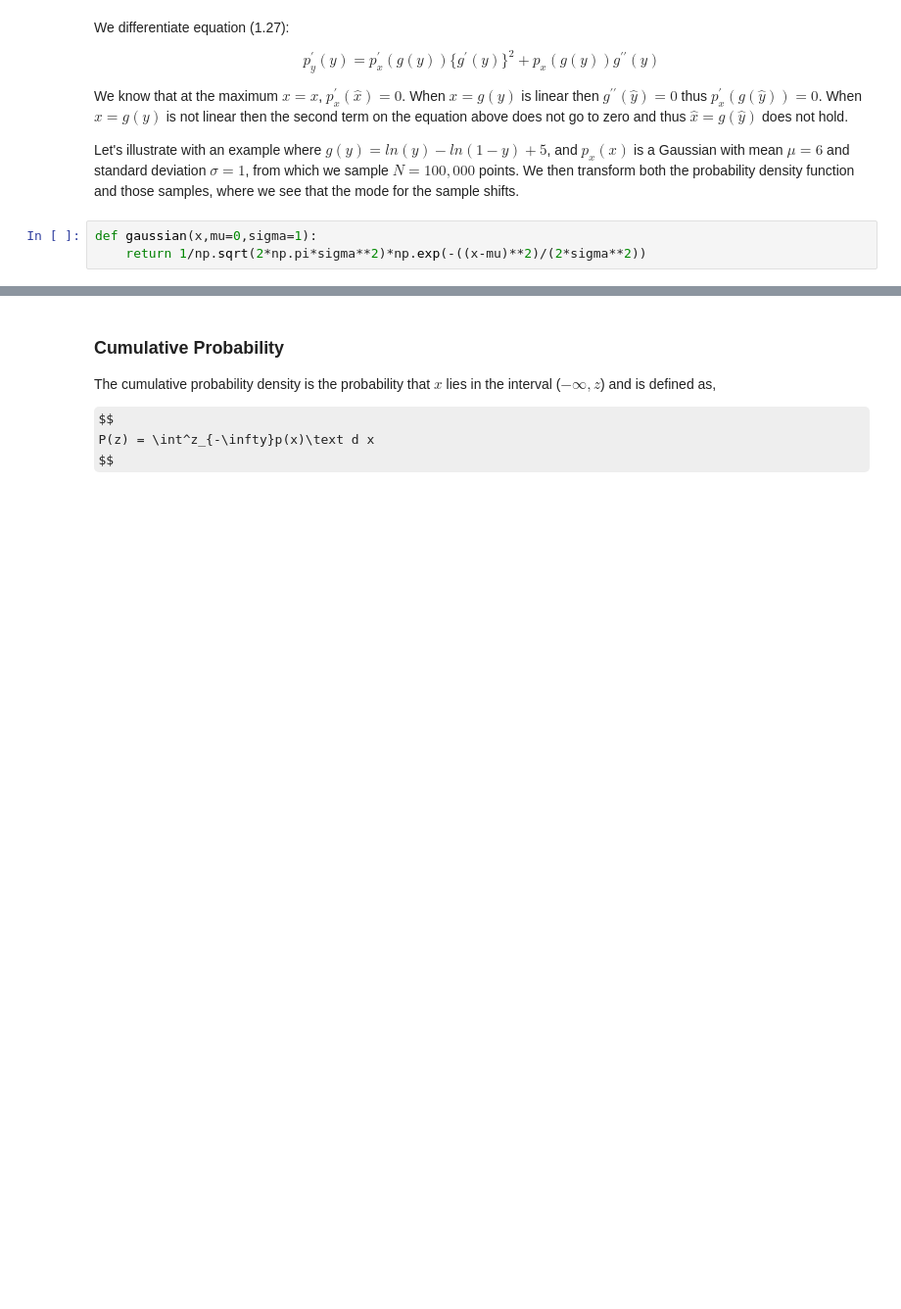
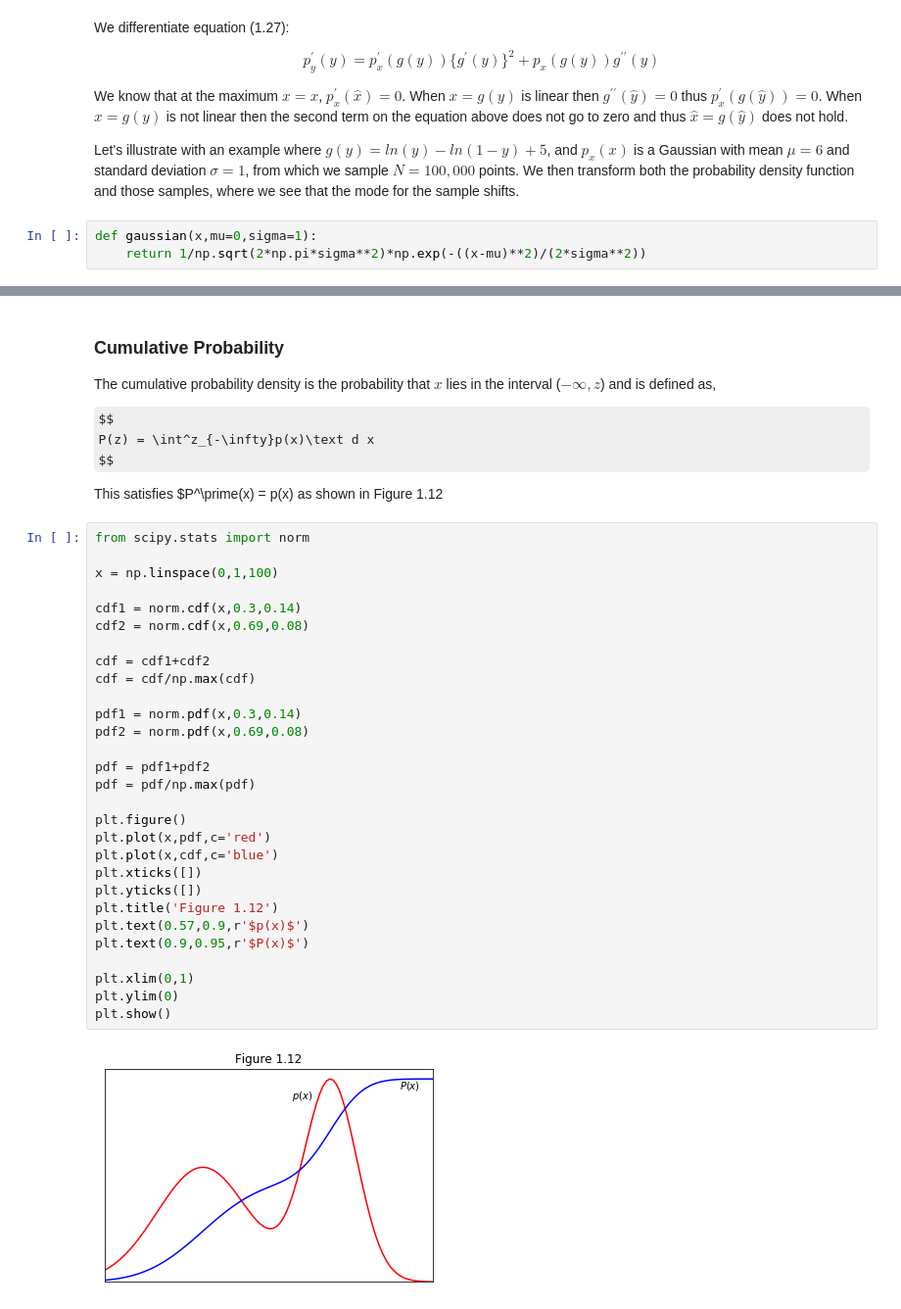
Before and after one commit to MBates92/PRML-Walkthrough, a Jupyter notebook: Chapter 1.ipynb, the cells around one changed output, grey strips where cells are left out. Shown: that part at 98% size. Cells and saved outputs as stored; diff of their text form; some formulas as TeX source; blank space fills up the shorter version.

```diff
--- a/Chapter 1.ipynb
+++ b/Chapter 1.ipynb
@@ -623,3 +623,36 @@ The cumulative probability density is the probability that $x$ lies in the inter
 $$
 P(z) = \int^z_{-\infty}p(x)\text d x
 $$
+
+This satisfies $P^\prime(x) = p(x) as shown in Figure 1.12
+# %%
+from scipy.stats import norm
+
+x = np.linspace(0,1,100)
+
+cdf1 = norm.cdf(x,0.3,0.14)
+cdf2 = norm.cdf(x,0.69,0.08)
+
+cdf = cdf1+cdf2
+cdf = cdf/np.max(cdf)
+
+pdf1 = norm.pdf(x,0.3,0.14)
+pdf2 = norm.pdf(x,0.69,0.08)
+
+pdf = pdf1+pdf2
+pdf = pdf/np.max(pdf)
+
+plt.figure()
+plt.plot(x,pdf,c='red')
+plt.plot(x,cdf,c='blue')
+plt.xticks([])
+plt.yticks([])
+plt.title('Figure 1.12')
+plt.text(0.57,0.9,r'$p(x)$')
+plt.text(0.9,0.95,r'$P(x)$')
+
+plt.xlim(0,1)
+plt.ylim(0)
+plt.show()
+# %% [output]
+[figure, added]
```
Also changed, not shown: parts of 14 cells of this notebook.
